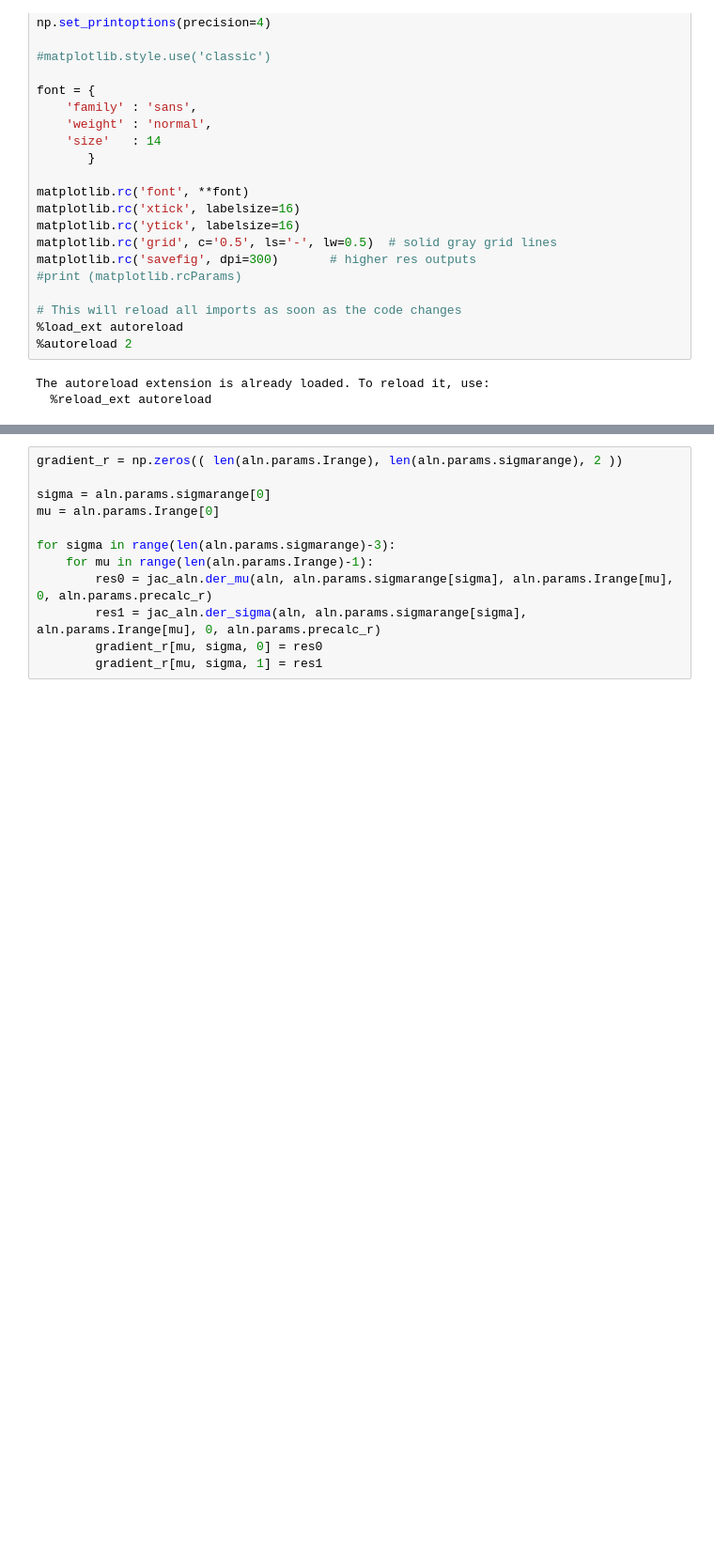
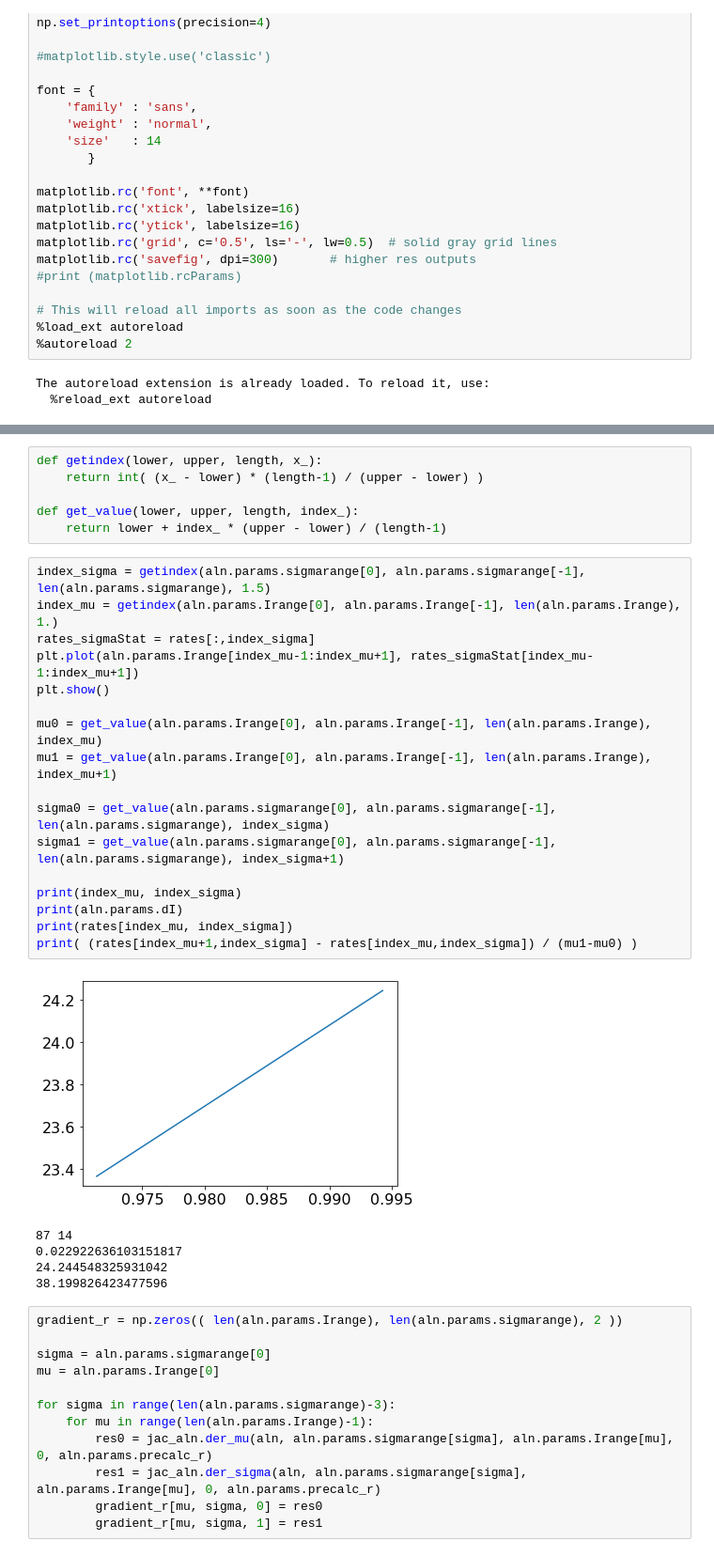
Before and after one commit to lenasal/neurolib, a Jupyter notebook: aln_control/aln_simp_a1.ipynb, the cells around one changed output, grey strips where cells are left out. Shown at 94% size. Drawn from its saved outputs; the diff is of its cells as text; blank space fills up the shorter version.

```diff
--- a/aln_control/aln_simp_a1.ipynb
+++ b/aln_control/aln_simp_a1.ipynb
@@ -186,3 +189,32 @@ rates range =  -1.0 7.0 350
+# %%
+def getindex(lower, upper, length, x_):
+    return int( (x_ - lower) * (length-1) / (upper - lower) )
+
+def get_value(lower, upper, length, index_):
+    return lower + index_ * (upper - lower) / (length-1)
+# %%
+index_sigma = getindex(aln.params.sigmarange[0], aln.params.sigmarange[-1], len(aln.params.sigmarange), 1.5)
+index_mu = getindex(aln.params.Irange[0], aln.params.Irange[-1], len(aln.params.Irange), 1.)
+rates_sigmaStat = rates[:,index_sigma]
+plt.plot(aln.params.Irange[index_mu-1:index_mu+1], rates_sigmaStat[index_mu-1:index_mu+1])
+plt.show()
+
+mu0 = get_value(aln.params.Irange[0], aln.params.Irange[-1], len(aln.params.Irange), index_mu)
+mu1 = get_value(aln.params.Irange[0], aln.params.Irange[-1], len(aln.params.Irange), index_mu+1)
+
+sigma0 = get_value(aln.params.sigmarange[0], aln.params.sigmarange[-1], len(aln.params.sigmarange), index_sigma)
+sigma1 = get_value(aln.params.sigmarange[0], aln.params.sigmarange[-1], len(aln.params.sigmarange), index_sigma+1)
+
+print(index_mu, index_sigma)
+print(aln.params.dI)
+print(rates[index_mu, index_sigma])
+print( (rates[index_mu+1,index_sigma] - rates[index_mu,index_sigma]) / (mu1-mu0) )
+# %% [output]
+[figure, added]
+87 14
+0.022922636103151817
+24.244548325931042
+38.199826423477596
 # %%
 gradient_r = np.zeros(( len(aln.params.Irange), len(aln.params.sigmarange), 2 ))
 
```
Also changed, not shown: parts of 7 cells of this notebook, 56 other files.
